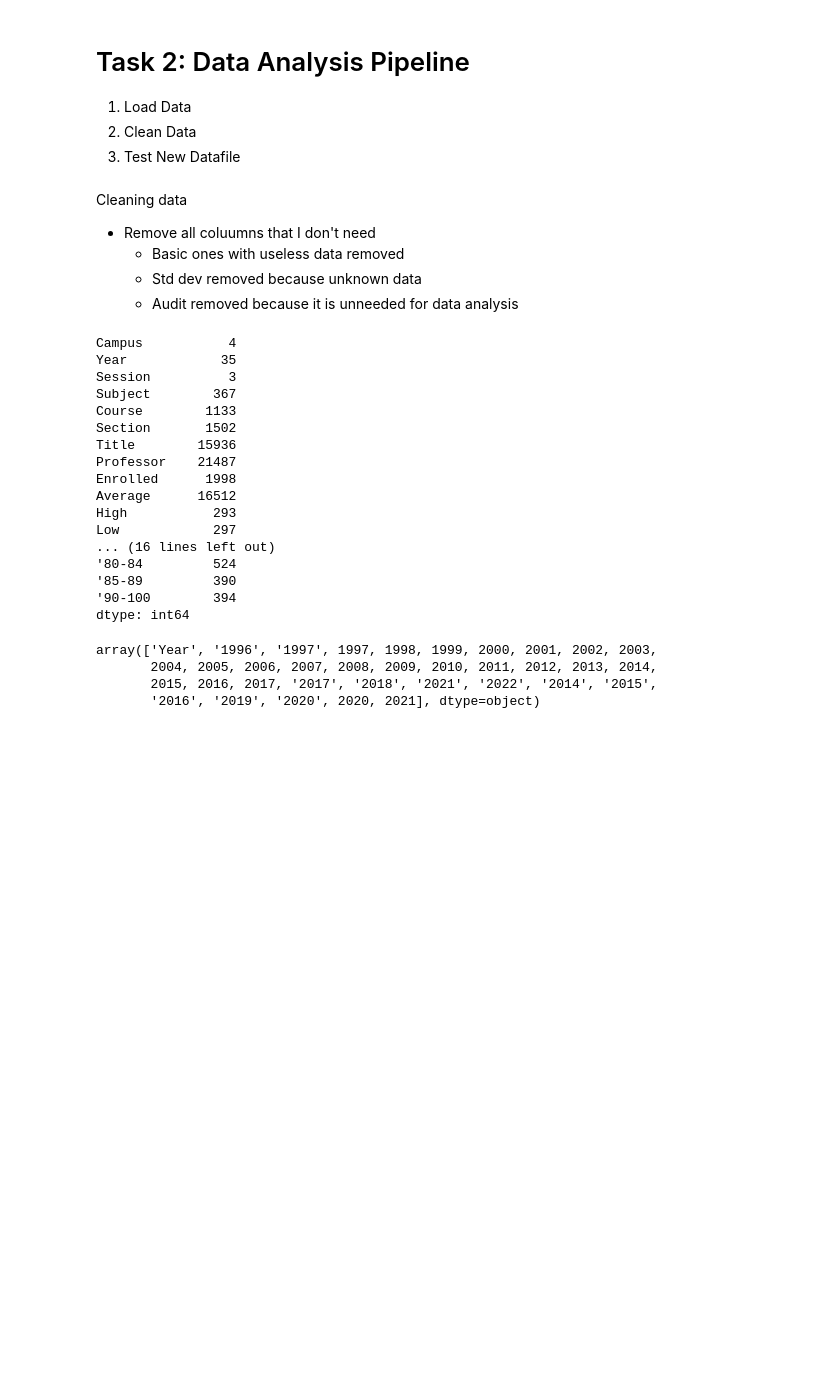
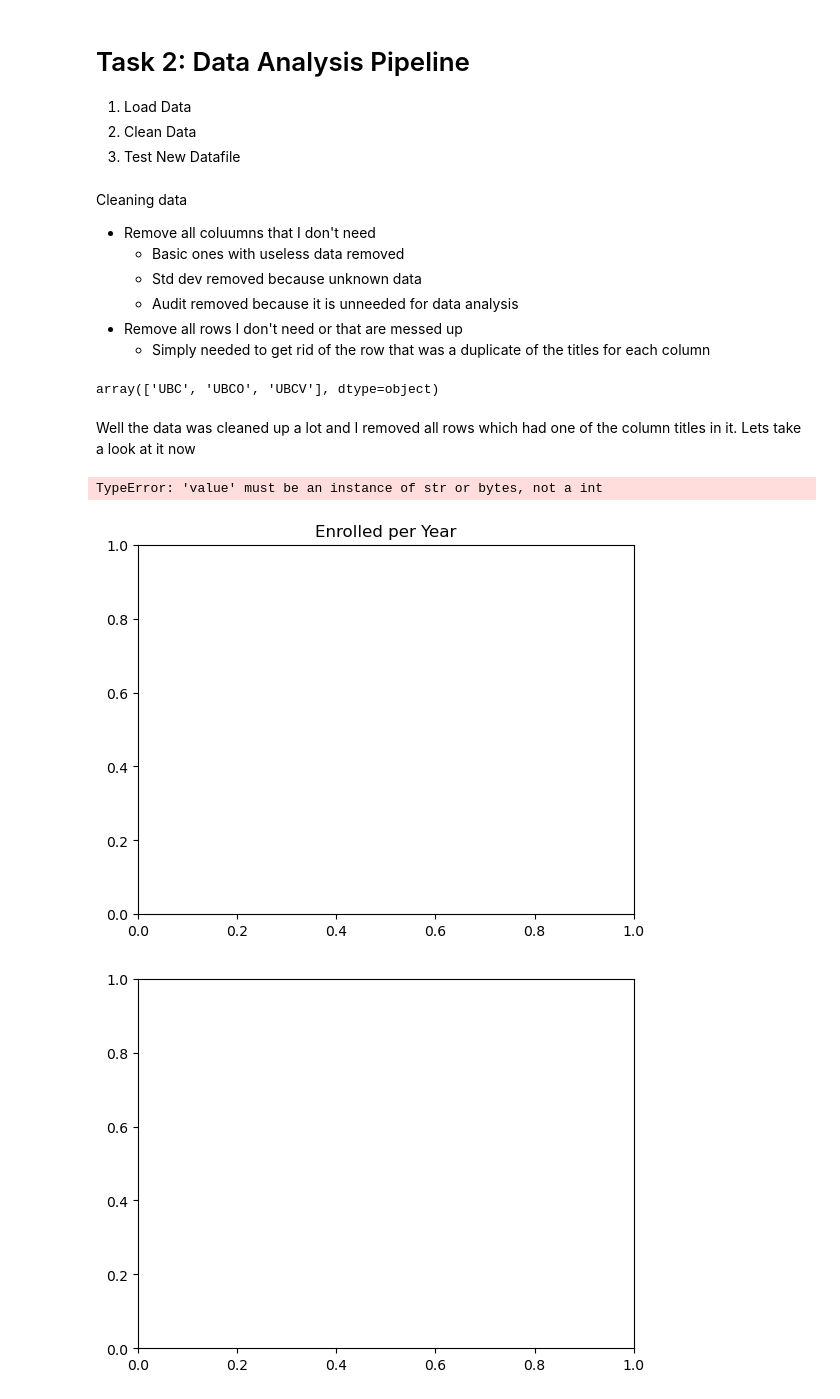
Before and after one commit to ubco-W2022T1-cosc301/project-group27, a Jupyter notebook: notebooks/analysis1.ipynb, the cells around one changed output. Drawn from its saved outputs; the diff is of its cells as text; code cells hidden in the pictures; blank space fills up the shorter version.

Commit message:
Fixed data file and testing it

```diff
--- a/notebooks/analysis1.ipynb
+++ b/notebooks/analysis1.ipynb
@@ -160,31 +160,29 @@ Cleaning data
     - Basic ones with useless data removed
     - Std dev removed because unknown data
     - Audit removed because it is unneeded for data analysis
+- Remove all rows I don't need or that are messed up
+    - Simply needed to get rid of the row that was a duplicate of the titles for each column
 # %%
+from distutils.command import clean
+
+
 clean_data = datafile.copy().drop(['Remove', 'Source.Name','SourceFile', 'Other', 'Std Dev', 'Audit'], axis=1)
+clean_data = clean_data.drop(clean_data[clean_data.Campus == 'Campus'].index)
+
 clean_data.nunique()
+clean_data.Campus.unique()
 # %% [output]
-Campus           4
-Year            35
-Session          3
-Subject        367
-Course        1133
-Section       1502
-Title        15936
-Professor    21487
-Enrolled      1998
-Average      16512
-High           293
-Low            297
-... (16 lines left out)
-'80-84         524
-'85-89         390
-'90-100        394
-dtype: int64
+array(['UBC', 'UBCO', 'UBCV'], dtype=object)
-# %%
-clean_data.Year.unique()
-# %% [output]
-array(['Year', '1996', '1997', 1997, 1998, 1999, 2000, 2001, 2002, 2003,
-       2004, 2005, 2006, 2007, 2008, 2009, 2010, 2011, 2012, 2013, 2014,
-       2015, 2016, 2017, '2017', '2018', '2021', '2022', '2014', '2015',
-       '2016', '2019', '2020', 2020, 2021], dtype=object)
+# %% [markdown]
+Well the data was cleaned up a lot and I removed all rows which had one of the column titles in it. Lets take a look at it now
+# %%
+plt.title('Enrolled per Year')
+
+clean_data.plot(kind='scatter', x='Enrolled', y='Year')
+
+
+#sns.scatterplot(data=clean_data, x='Enrolled', y='Year')
+# %% [output]
+TypeError: 'value' must be an instance of str or bytes, not a int
+[figure, added]
+[figure, added]
```
Also changed, not shown: parts of 3 cells of this notebook, 1 other file.
